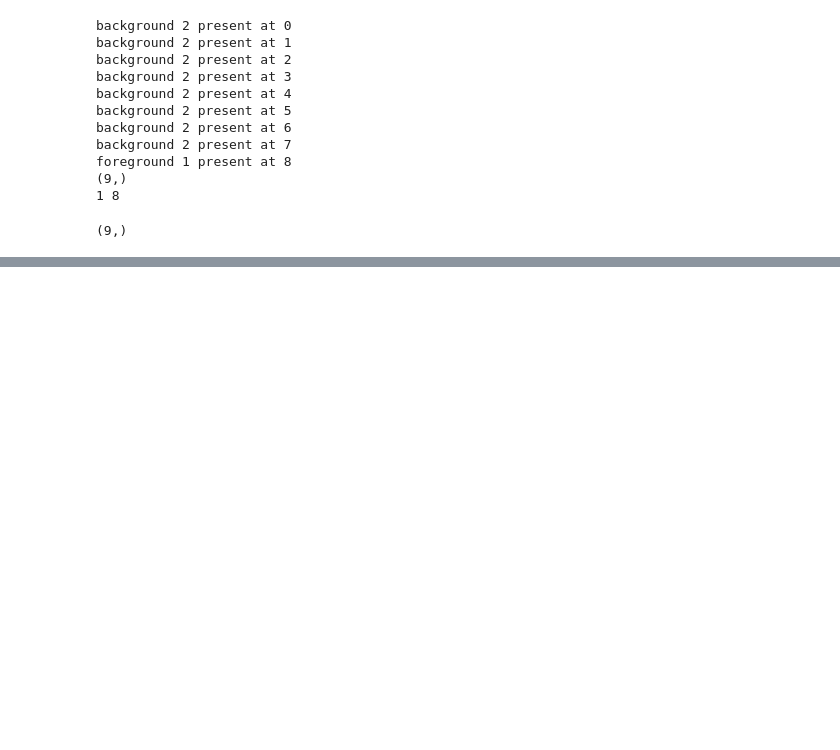
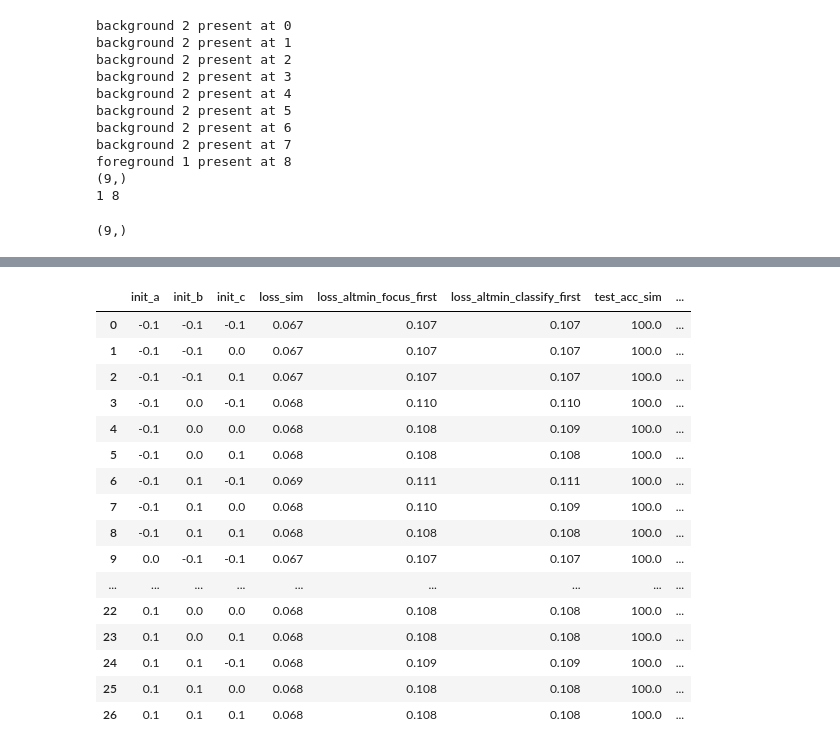
Before and after one commit to lnpandey/IITM_Research_Interpretability_of_Attention_Networks, a Jupyter notebook: 1_mosaic_data_attention_experiments/3_stage_wise_training/alternate_minimization/theory/type0_post_mortem/codes/linear_linear_adam_altmin_classify_first_27_exp.ipynb, the cells around one changed output, grey strips where cells are left out. Drawn from its saved outputs; the diff is of its cells as text; code cells hidden in the pictures; blank space fills up the shorter version.

```diff
--- a/1_mosaic_data_attention_experiments/3_stage_wise_training/alternate_minimization/theory/type0_post_mortem/codes/linear_linear_adam_altmin_classify_first_27_exp.ipynb
+++ b/1_mosaic_data_attention_experiments/3_stage_wise_training/alternate_minimization/theory/type0_post_mortem/codes/linear_linear_adam_altmin_classify_first_27_exp.ipynb
@@ -490,2 +495,40 @@ df_test
 # %%
 df_test.to_csv("linear_linear_altmin_classify_first.csv")
+# %%
+sim = pd.read_csv("linear_linear_simultaneous.csv")
+alt_focus = pd.read_csv("linear_linear_altmin_focus_first.csv")
+alt_classify = pd.read_csv("linear_linear_altmin_classify_first.csv")
+# %%
+columns_list = ["init_a", "init_b", "init_c", "loss_sim", "loss_altmin_focus_first", "loss_altmin_classify_first", "test_acc_sim", "test_acc_altmin_focus_first", "test_acc_altmin_classify_first" ]
+# %%
+result =  pd.DataFrame()
+# %%
+result[columns_list[0]] = sim['init_a']
+result[columns_list[1]] = sim['init_b']
+result[columns_list[2]] = sim['init_c']
+result[columns_list[3]] = sim['train_loss']
+result[columns_list[4]] = alt_focus['train_loss']
+result[columns_list[5]] = alt_classify['train_loss']
+result[columns_list[6]] = sim['ftpt'] + sim['ffpt']
+result[columns_list[7]] = alt_focus['ftpt'] + alt_focus['ffpt']
+result[columns_list[8]] = alt_classify['ftpt'] + alt_classify['ffpt']
+# %%
+result
+# %% [output]
+|  | init_a | init_b | init_c | loss_sim | loss_altmin_focus_first | loss_altmin_classify_first | test_acc_sim | ... |
+| 0 | -0.1 | -0.1 | -0.1 | 0.067 | 0.107 | 0.107 | 100.0 | ... |
+| 1 | -0.1 | -0.1 | 0.0 | 0.067 | 0.107 | 0.107 | 100.0 | ... |
+| 2 | -0.1 | -0.1 | 0.1 | 0.067 | 0.107 | 0.107 | 100.0 | ... |
+| 3 | -0.1 | 0.0 | -0.1 | 0.068 | 0.110 | 0.110 | 100.0 | ... |
+| 4 | -0.1 | 0.0 | 0.0 | 0.068 | 0.108 | 0.109 | 100.0 | ... |
+| 5 | -0.1 | 0.0 | 0.1 | 0.068 | 0.108 | 0.108 | 100.0 | ... |
+| 6 | -0.1 | 0.1 | -0.1 | 0.069 | 0.111 | 0.111 | 100.0 | ... |
+| 7 | -0.1 | 0.1 | 0.0 | 0.068 | 0.110 | 0.109 | 100.0 | ... |
+| 8 | -0.1 | 0.1 | 0.1 | 0.068 | 0.108 | 0.108 | 100.0 | ... |
+| 9 | 0.0 | -0.1 | -0.1 | 0.067 | 0.107 | 0.107 | 100.0 | ... |
+| ... | ... | ... | ... | ... | ... | ... | ... | ... |
+| 22 | 0.1 | 0.0 | 0.0 | 0.068 | 0.108 | 0.108 | 100.0 | ... |
+| 23 | 0.1 | 0.0 | 0.1 | 0.068 | 0.108 | 0.108 | 100.0 | ... |
+| 24 | 0.1 | 0.1 | -0.1 | 0.068 | 0.109 | 0.109 | 100.0 | ... |
+| 25 | 0.1 | 0.1 | 0.0 | 0.068 | 0.108 | 0.108 | 100.0 | ... |
+| 26 | 0.1 | 0.1 | 0.1 | 0.068 | 0.108 | 0.108 | 100.0 | ... |
```
Also changed, not shown: parts of 14 cells of this notebook, 6 other files.
